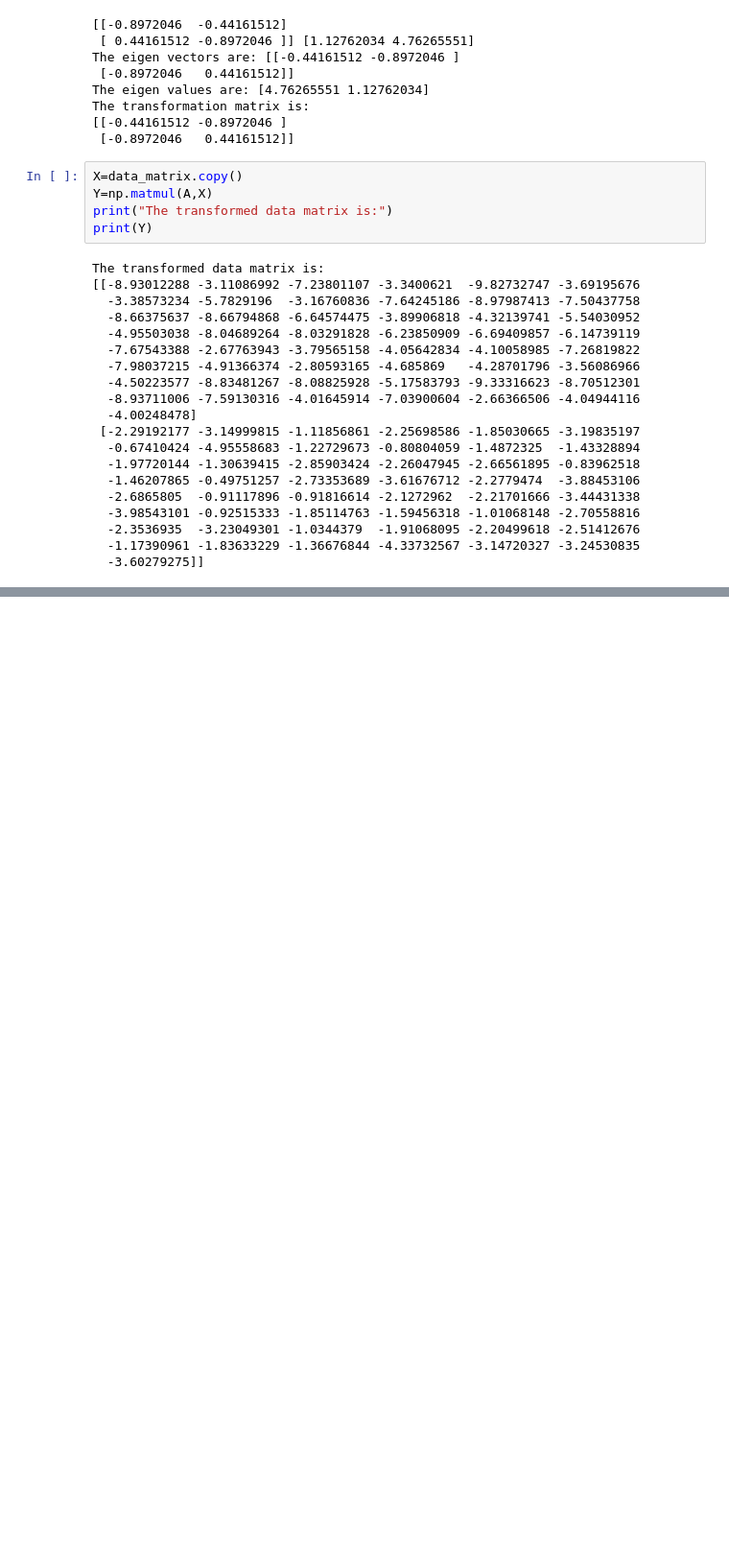
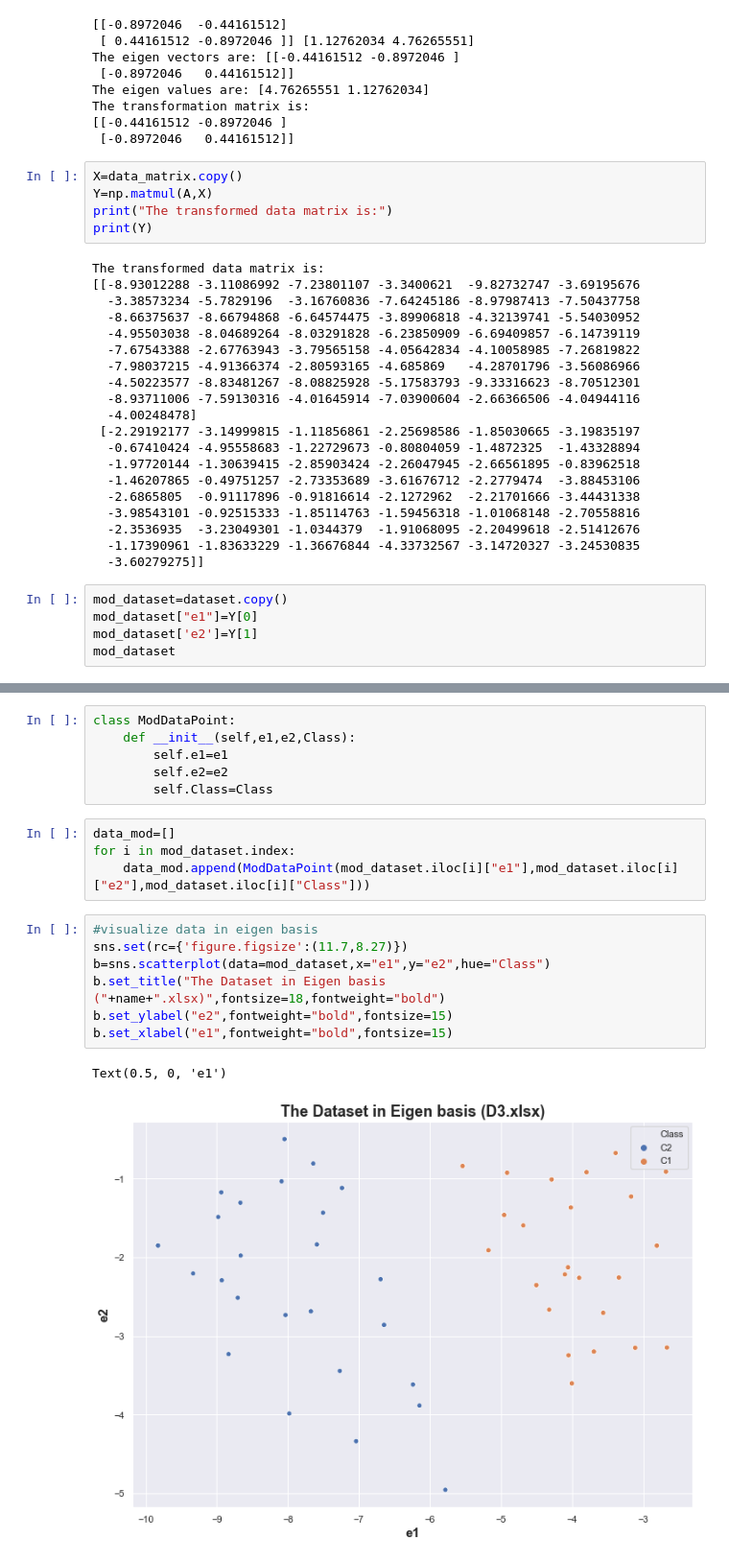
Before and after one commit to Hrishikesh-Bhagwat/Data-Science-Codes, a Jupyter notebook: Data Science Lab Assignment 3/Script.ipynb, the cells around one changed output, grey strips where cells are left out. Shown at 96% size. Cells and saved outputs as stored; diff of their text form; blank space fills up the shorter version.

Commit message:
Visualize data in eigen basis
Added plotting in eigen basis

```diff
--- a/Data Science Lab Assignment 3/Script.ipynb
+++ b/Data Science Lab Assignment 3/Script.ipynb
@@ -204,3 +204,8 @@ The transformed data matrix is:
   -2.3536935  -3.23049301 -1.0344379  -1.91068095 -2.20499618 -2.51412676
   -1.17390961 -1.83633229 -1.36676844 -4.33732567 -3.14720327 -3.24530835
   -3.60279275]]
+# %%
+mod_dataset=dataset.copy()
+mod_dataset["e1"]=Y[0]
+mod_dataset['e2']=Y[1]
+mod_dataset
@@ -206,0 +230,20 @@ The transformed data matrix is:
+# %%
+class ModDataPoint:
+    def __init__(self,e1,e2,Class):
+        self.e1=e1
+        self.e2=e2
+        self.Class=Class
+# %%
+data_mod=[]
+for i in mod_dataset.index:
+    data_mod.append(ModDataPoint(mod_dataset.iloc[i]["e1"],mod_dataset.iloc[i]["e2"],mod_dataset.iloc[i]["Class"]))
+# %%
+#visualize data in eigen basis
+sns.set(rc={'figure.figsize':(11.7,8.27)})
+b=sns.scatterplot(data=mod_dataset,x="e1",y="e2",hue="Class")
+b.set_title("The Dataset in Eigen basis ("+name+".xlsx)",fontsize=18,fontweight="bold")
+b.set_ylabel("e2",fontweight="bold",fontsize=15)
+b.set_xlabel("e1",fontweight="bold",fontsize=15)
+# %% [output]
+Text(0.5, 0, 'e1')
+[figure, added]
```
Also changed, not shown: parts of 1 cell of this notebook.
